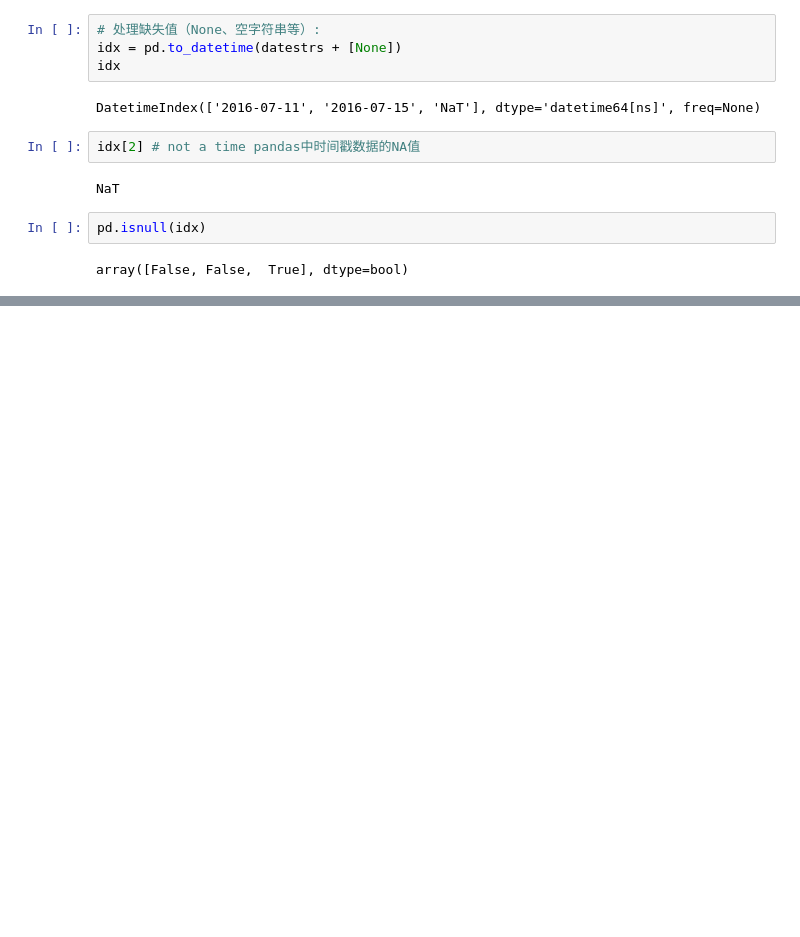
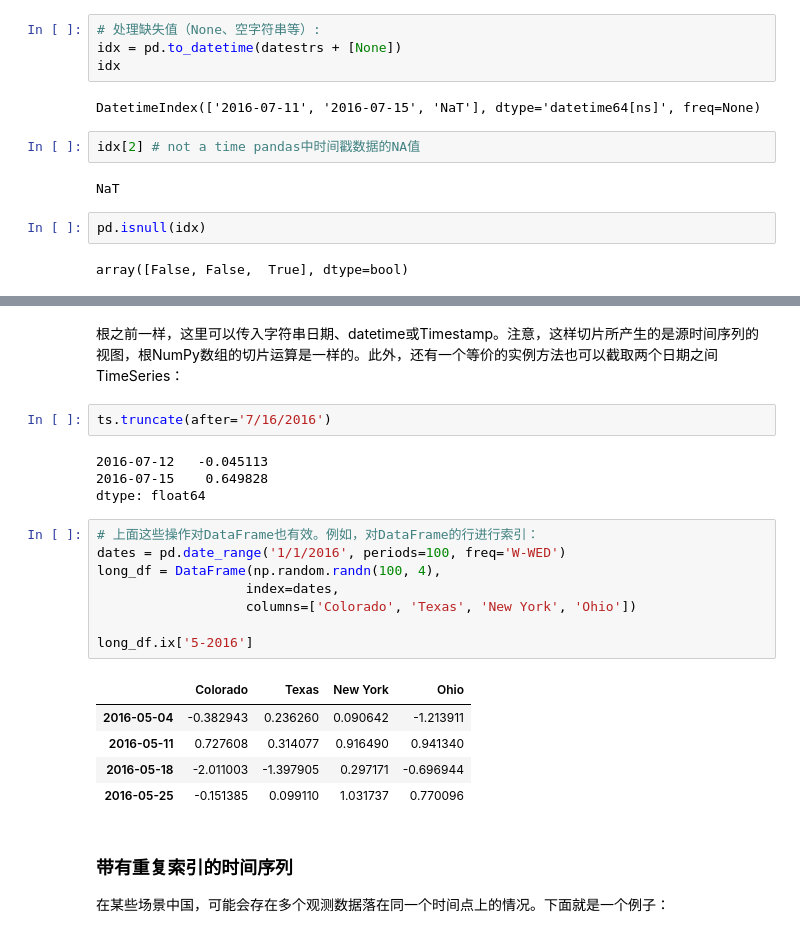
Before and after one commit to 26huitailang/python-of-data-analysis, a Jupyter notebook: ch10_notebook.ipynb, the cells around one changed output, grey strips where cells are left out. Cells and saved outputs as stored; diff of their text form; blank space fills up the shorter version.

```diff
--- a/ch10_notebook.ipynb
+++ b/ch10_notebook.ipynb
@@ -155,0 +337,25 @@ datetime格式定义（兼容ISO C89）
+# %% [markdown]
+根之前一样，这里可以传入字符串日期、datetime或Timestamp。注意，这样切片所产生的是源时间序列的视图，根NumPy数组的切片运算是一样的。此外，还有一个等价的实例方法也可以截取两个日期之间TimeSeries：
+# %%
+ts.truncate(after='7/16/2016')
+# %% [output]
+2016-07-12   -0.045113
+2016-07-15    0.649828
+dtype: float64
+# %%
+# 上面这些操作对DataFrame也有效。例如，对DataFrame的行进行索引：
+dates = pd.date_range('1/1/2016', periods=100, freq='W-WED')
+long_df = DataFrame(np.random.randn(100, 4),
+                   index=dates,
+                   columns=['Colorado', 'Texas', 'New York', 'Ohio'])
+
+long_df.ix['5-2016']
+# %% [output]
+|  | Colorado | Texas | New York | Ohio |
+| 2016-05-04 | -0.382943 | 0.236260 | 0.090642 | -1.213911 |
+| 2016-05-11 | 0.727608 | 0.314077 | 0.916490 | 0.941340 |
+| 2016-05-18 | -2.011003 | -1.397905 | 0.297171 | -0.696944 |
+| 2016-05-25 | -0.151385 | 0.099110 | 1.031737 | 0.770096 |
+# %% [markdown]
+### 带有重复索引的时间序列
+在某些场景中国，可能会存在多个观测数据落在同一个时间点上的情况。下面就是一个例子：
```
Also changed, not shown: parts of 93 cells of this notebook.
